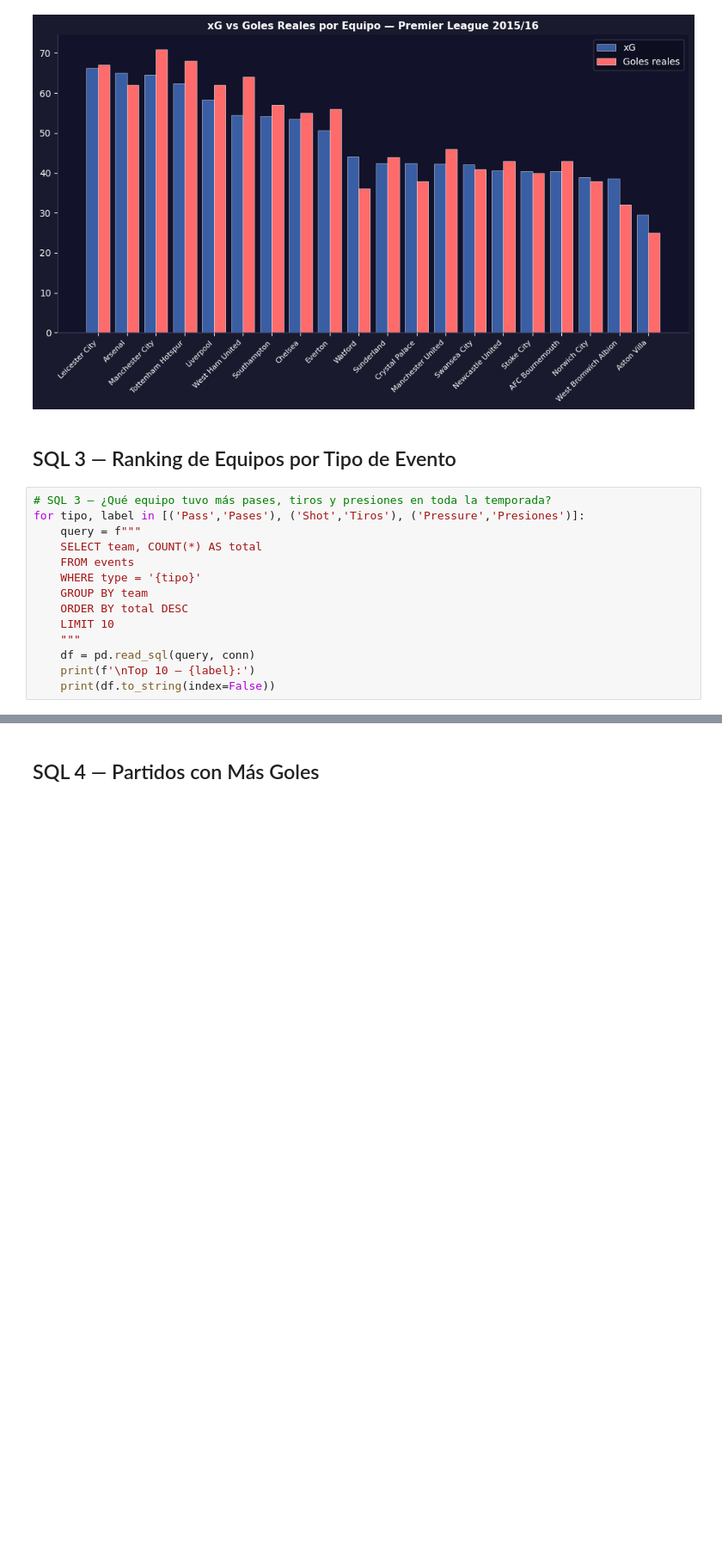
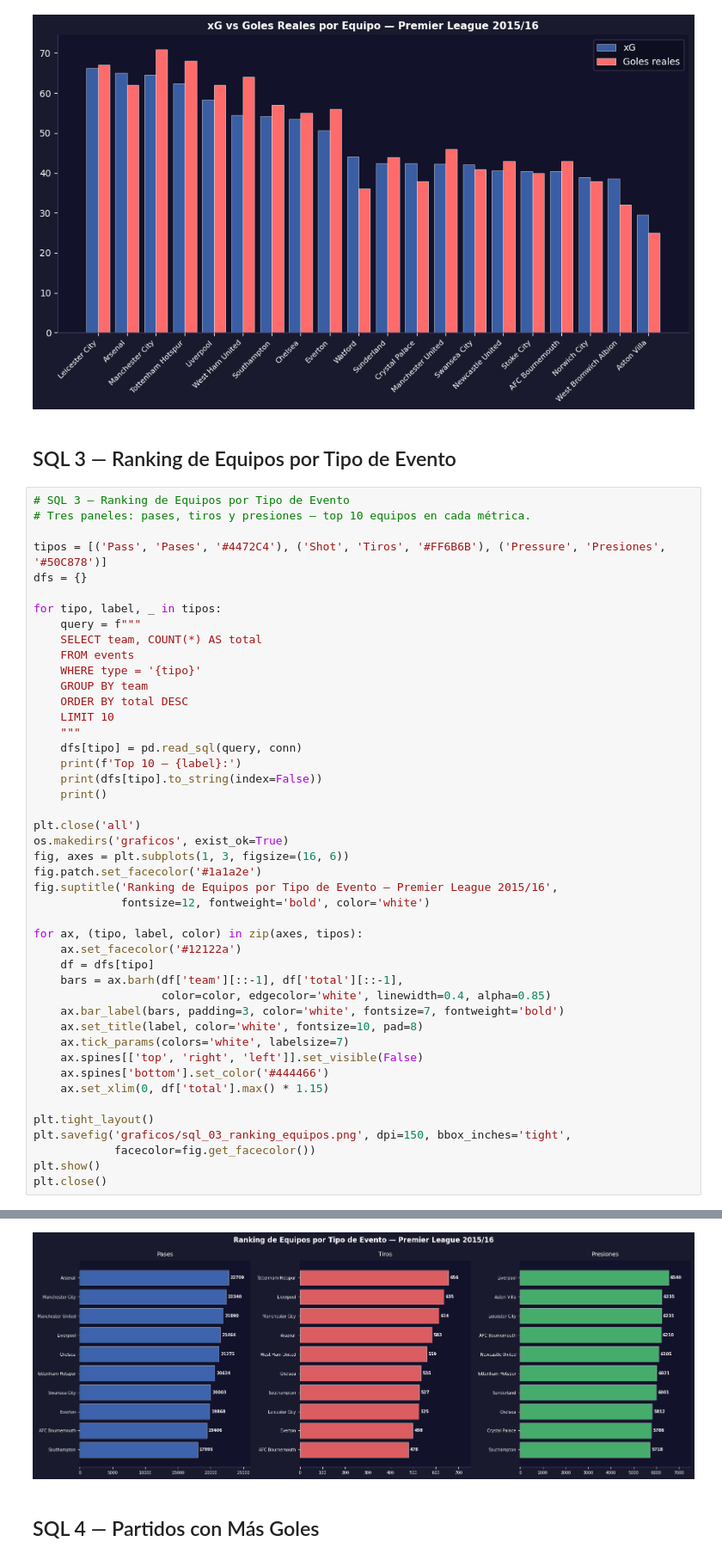
Before and after one commit to reme1982/football-analytics, a Jupyter notebook: 02_season_analysis/Season_Analysis_SQL.ipynb, the cells around one changed output, grey strips where cells are left out. Shown at 86% size. Saved outputs shown, nothing was run; the diff lists cells and outputs as text; blank space fills up the shorter version.

Commit message:
Add SQL 3 ranking visualization

```diff
--- a/02_season_analysis/Season_Analysis_SQL.ipynb
+++ b/02_season_analysis/Season_Analysis_SQL.ipynb
@@ -298,37 +298,69 @@ West Bromwich Albion        38.63     32       0.828
 # %% [markdown]
 ## SQL 3 — Ranking de Equipos por Tipo de Evento
 # %%
-# SQL 3 — ¿Qué equipo tuvo más pases, tiros y presiones en toda la temporada?
-for tipo, label in [('Pass','Pases'), ('Shot','Tiros'), ('Pressure','Presiones')]:
+# SQL 3 — Ranking de Equipos por Tipo de Evento
+# Tres paneles: pases, tiros y presiones — top 10 equipos en cada métrica.
+
+tipos = [('Pass', 'Pases', '#4472C4'), ('Shot', 'Tiros', '#FF6B6B'), ('Pressure', 'Presiones', '#50C878')]
+dfs = {}
+
+for tipo, label, _ in tipos:
     query = f"""
     SELECT team, COUNT(*) AS total
     FROM events
     WHERE type = '{tipo}'
     GROUP BY team
     ORDER BY total DESC
     LIMIT 10
     """
-    df = pd.read_sql(query, conn)
-    print(f'\nTop 10 — {label}:')
-    print(df.to_string(index=False))
+    dfs[tipo] = pd.read_sql(query, conn)
+    print(f'Top 10 — {label}:')
+    print(dfs[tipo].to_string(index=False))
+    print()
+
+plt.close('all')
+os.makedirs('graficos', exist_ok=True)
+fig, axes = plt.subplots(1, 3, figsize=(16, 6))
+fig.patch.set_facecolor('#1a1a2e')
+fig.suptitle('Ranking de Equipos por Tipo de Evento — Premier League 2015/16',
+             fontsize=12, fontweight='bold', color='white')
+
+for ax, (tipo, label, color) in zip(axes, tipos):
+    ax.set_facecolor('#12122a')
+    df = dfs[tipo]
+    bars = ax.barh(df['team'][::-1], df['total'][::-1],
+                   color=color, edgecolor='white', linewidth=0.4, alpha=0.85)
+    ax.bar_label(bars, padding=3, color='white', fontsize=7, fontweight='bold')
+    ax.set_title(label, color='white', fontsize=10, pad=8)
+    ax.tick_params(colors='white', labelsize=7)
+    ax.spines[['top', 'right', 'left']].set_visible(False)
+    ax.spines['bottom'].set_color('#444466')
+    ax.set_xlim(0, df['total'].max() * 1.15)
+
+plt.tight_layout()
+plt.savefig('graficos/sql_03_ranking_equipos.png', dpi=150, bbox_inches='tight',
+            facecolor=fig.get_facecolor())
+plt.show()
+plt.close()
 # %% [output]
 Top 10 — Pases:
              team  total
           Arsenal  22709
   Manchester City  22340
 Manchester United  21890
         Liverpool  21464
           Chelsea  21275
 Tottenham Hotspur  20624
      Swansea City  20003
           Everton  19868
   AFC Bournemouth  19406
       Southampton  17995
 ... (22 lines left out)
        Sunderland   6001
           Chelsea   5812
    Crystal Palace   5786
       Southampton   5718
+[figure, added]
 # %% [markdown]
 ## SQL 4 — Partidos con Más Goles
 # %%
```
Also changed, not shown: 1 other file.
